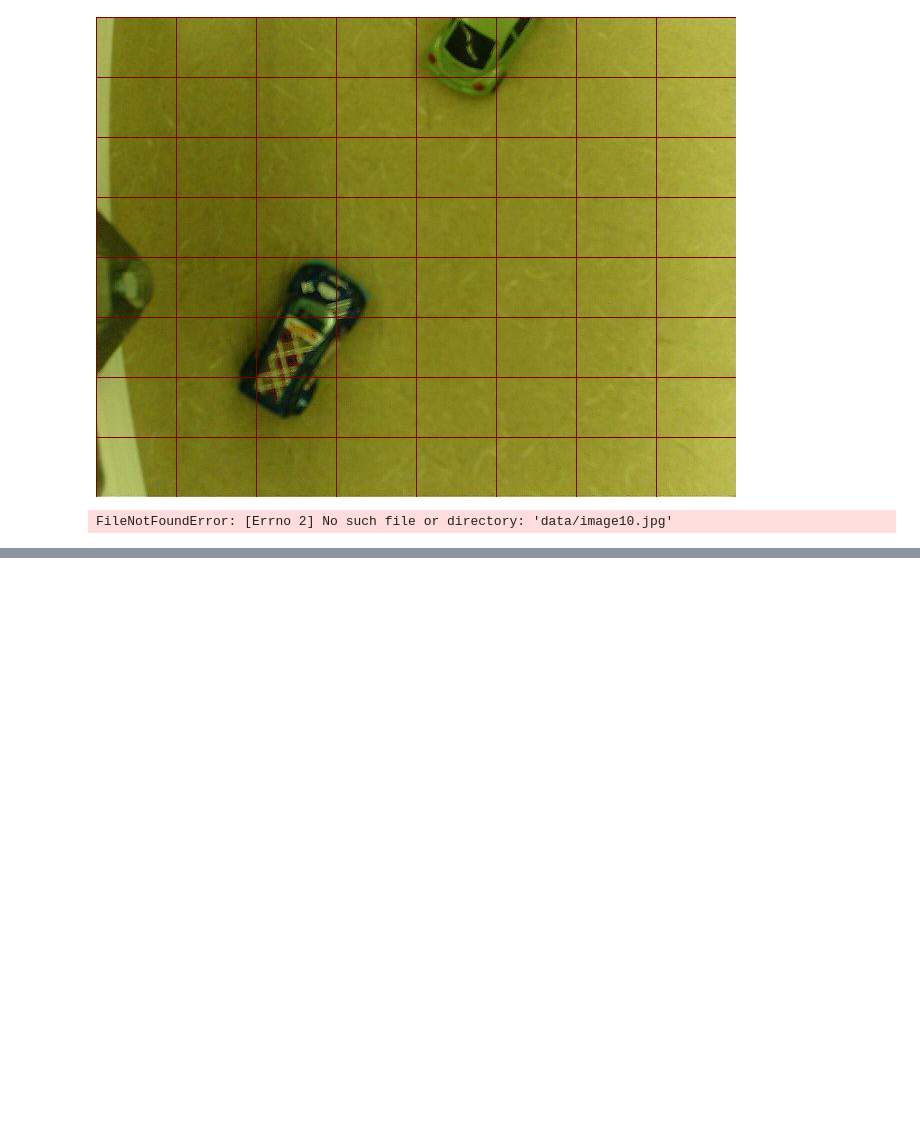
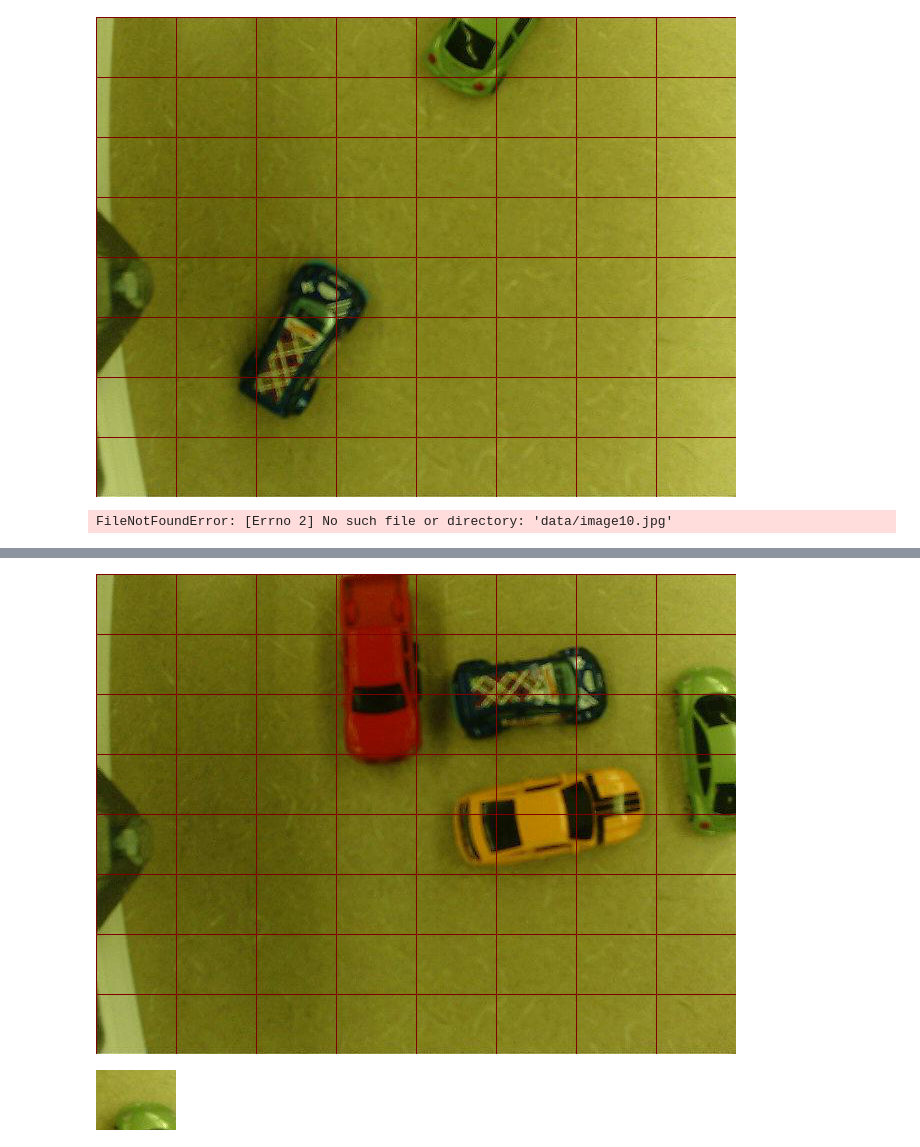
Before and after one commit to PittDreamTeam/neural_network, a Jupyter notebook: Untitled1.ipynb, the cells around one changed output, grey strips where cells are left out. Drawn from its saved outputs; the diff is of its cells as text; code cells hidden in the pictures; blank space fills up the shorter version.

```diff
--- a/Untitled1.ipynb
+++ b/Untitled1.ipynb
@@ -242,0 +251,8 @@ FileNotFoundError: [Errno 2] No such file or directory: 'data/image10.jpg'
+# %%
+model.draw_grid(Image.open('data/image9.jpg'))
+# %% [output]
+[figure, added]
+# %%
+test1[57]
+# %% [output]
+[figure, added]
```
Also changed, not shown: parts of 7 cells of this notebook, 1 other file.
